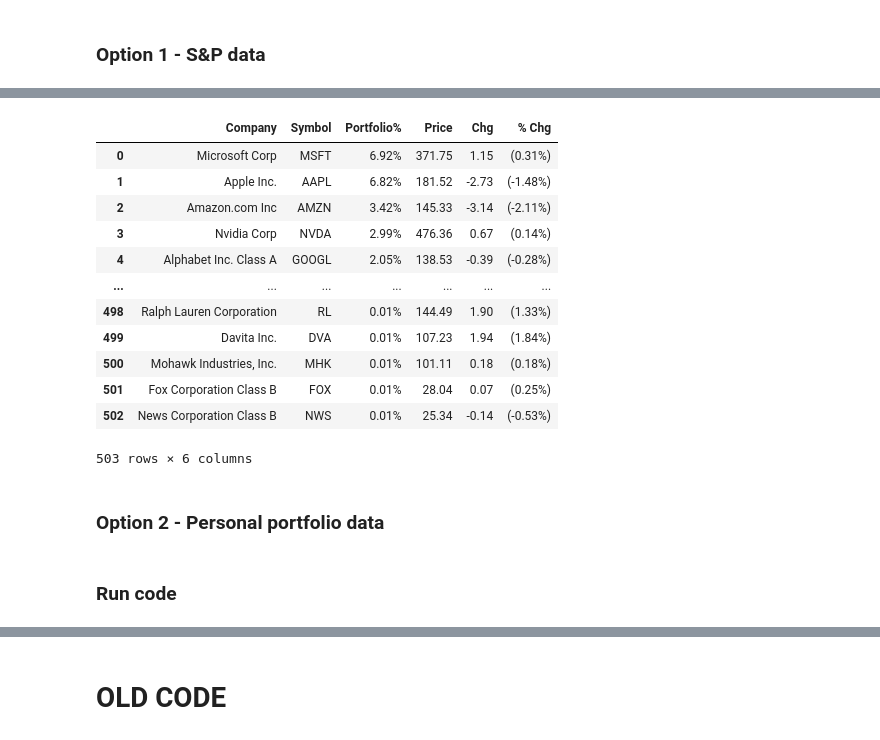
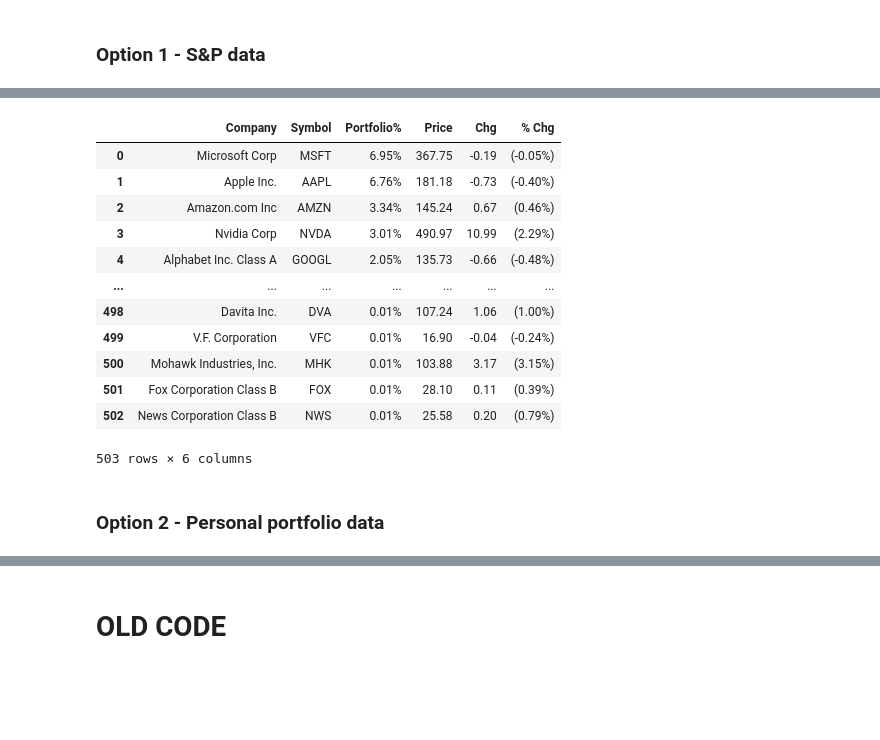
Before and after one commit to sienlonglim/financial_analysis_forecasting, a Jupyter notebook: p2_yahoo_stats_scrapper.ipynb, the cells around one changed output, grey strips where cells are left out. Drawn from its saved outputs; the diff is of its cells as text; code cells hidden in the pictures; blank space fills up the shorter version.

```diff
--- a/p2_yahoo_stats_scrapper.ipynb
+++ b/p2_yahoo_stats_scrapper.ipynb
@@ -17,6 +17,7 @@ pd.set_option('display.max_columns', None)
 # %% [markdown]
 ### Option 1 - S&P data
 # %%
-sp_df = get_SP500_data()
-sp_df
+scrapper = YfScrapper()
+sp_data = scrapper.get_SP500_data()
+sp_data
 # %% [output]
@@ -24,15 +25,15 @@ Number of S&P constituent data obtained: 503
 |  | Company | Symbol | Portfolio% | Price | Chg | % Chg |
-| 0 | Microsoft Corp | MSFT | 6.92% | 371.75 | 1.15 | (0.31%) |
-| 1 | Apple Inc. | AAPL | 6.82% | 181.52 | -2.73 | (-1.48%) |
-| 2 | Amazon.com Inc | AMZN | 3.42% | 145.33 | -3.14 | (-2.11%) |
-| 3 | Nvidia Corp | NVDA | 2.99% | 476.36 | 0.67 | (0.14%) |
-| 4 | Alphabet Inc. Class A | GOOGL | 2.05% | 138.53 | -0.39 | (-0.28%) |
+| 0 | Microsoft Corp | MSFT | 6.95% | 367.75 | -0.19 | (-0.05%) |
+| 1 | Apple Inc. | AAPL | 6.76% | 181.18 | -0.73 | (-0.40%) |
+| 2 | Amazon.com Inc | AMZN | 3.34% | 145.24 | 0.67 | (0.46%) |
+| 3 | Nvidia Corp | NVDA | 3.01% | 490.97 | 10.99 | (2.29%) |
+| 4 | Alphabet Inc. Class A | GOOGL | 2.05% | 135.73 | -0.66 | (-0.48%) |
 | ... | ... | ... | ... | ... | ... | ... |
-| 498 | Ralph Lauren Corporation | RL | 0.01% | 144.49 | 1.90 | (1.33%) |
-| 499 | Davita Inc. | DVA | 0.01% | 107.23 | 1.94 | (1.84%) |
-| 500 | Mohawk Industries, Inc. | MHK | 0.01% | 101.11 | 0.18 | (0.18%) |
-| 501 | Fox Corporation Class B | FOX | 0.01% | 28.04 | 0.07 | (0.25%) |
-| 502 | News Corporation Class B | NWS | 0.01% | 25.34 | -0.14 | (-0.53%) |
+| 498 | Davita Inc. | DVA | 0.01% | 107.24 | 1.06 | (1.00%) |
+| 499 | V.F. Corporation | VFC | 0.01% | 16.90 | -0.04 | (-0.24%) |
+| 500 | Mohawk Industries, Inc. | MHK | 0.01% | 103.88 | 3.17 | (3.15%) |
+| 501 | Fox Corporation Class B | FOX | 0.01% | 28.10 | 0.11 | (0.39%) |
+| 502 | News Corporation Class B | NWS | 0.01% | 25.58 | 0.20 | (0.79%) |
 503 rows × 6 columns
 # %% [markdown]
 ### Option 2 - Personal portfolio data
@@ -42,3 +40 @@ tickers = input_tickers['Tickers'].tolist()
-# %% [markdown]
-### Run code
 # %%
```
Also changed, not shown: parts of 6 cells of this notebook, 3 other files.
